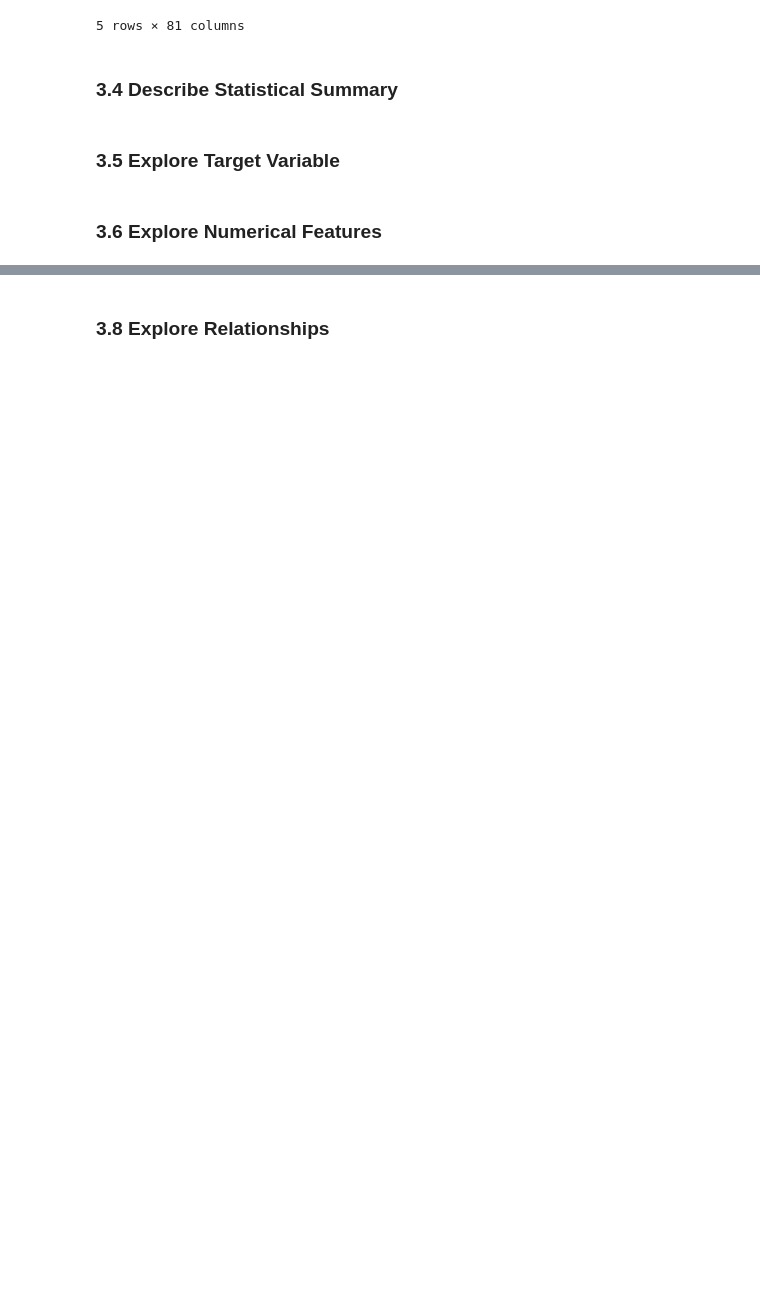
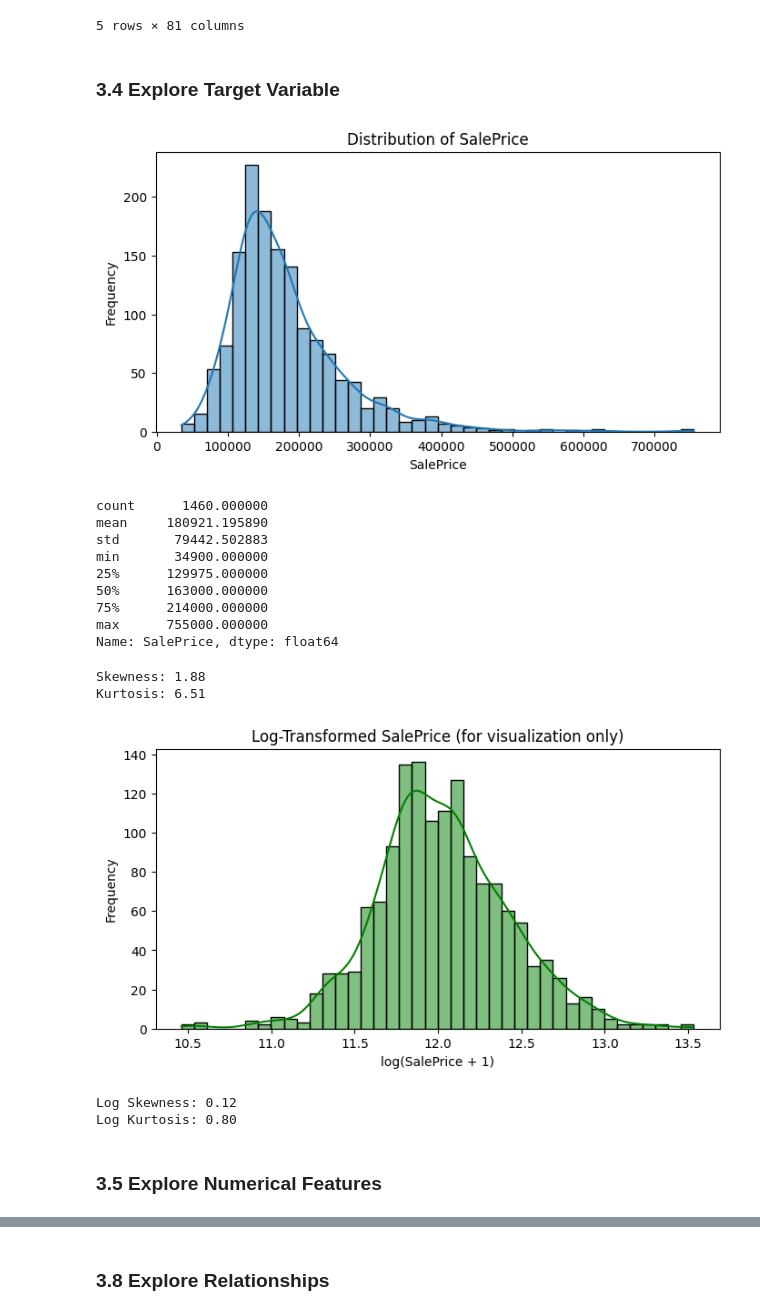
Before and after one commit to kevgoldberg/HousingPrice, a Jupyter notebook: V1.ipynb, the cells around one changed output, grey strips where cells are left out. Drawn from its saved outputs; the diff is of its cells as text; code cells hidden in the pictures; blank space fills up the shorter version.

```diff
--- a/V1.ipynb
+++ b/V1.ipynb
@@ -205,9 +208,50 @@ dtype: int64
 | 1011 | 90 | RL | 75.0 | 9825 | Pave | NaN | Reg | Lvl | AllPub | ... |
 | 1179 | 20 | RL | 77.0 | 8335 | Pave | NaN | Reg | Lvl | AllPub | ... |
 5 rows × 81 columns
-# %% [markdown]
-### 3.4 Describe Statistical Summary
 # %% [markdown]
-### 3.5 Explore Target Variable
+### 3.4 Explore Target Variable
+# %%
+# Distribution of SalePrice
+plt.figure(figsize=(8, 4))
+sns.histplot(df_target, kde=True, bins=40)
+plt.title("Distribution of SalePrice")
+plt.xlabel("SalePrice")
+plt.ylabel("Frequency")
+plt.show()
+
+# Display SalePrice statistics
+display(df_target.describe())
+
+# Display skewness and kurtosis of SalePrice
+print(f"Skewness: {skew(df_target):.2f}")
+print(f"Kurtosis: {kurtosis(df_target):.2f}")
+
+# Log transformation of SalePrice
+plt.figure(figsize=(8, 4))
+sns.histplot(np.log1p(df_target), kde=True, bins=40, color='green')
+plt.title("Log-Transformed SalePrice (for visualization only)")
+plt.xlabel("log(SalePrice + 1)")
+plt.ylabel("Frequency")
+plt.show()
+
+# Compare skew/kurtosis
+print(f"Log Skewness: {skew(np.log1p(df_target)):.2f}")
+print(f"Log Kurtosis: {kurtosis(np.log1p(df_target)):.2f}")
+# %% [output]
+[figure, added]
+count      1460.000000
+mean     180921.195890
+std       79442.502883
+min       34900.000000
+25%      129975.000000
+50%      163000.000000
+75%      214000.000000
+max      755000.000000
+Name: SalePrice, dtype: float64
+Skewness: 1.88
+Kurtosis: 6.51
+[figure, added]
+Log Skewness: 0.12
+Log Kurtosis: 0.80
 # %% [markdown]
-### 3.6 Explore Numerical Features
+### 3.5 Explore Numerical Features
```
Also changed, not shown: parts of 14 cells of this notebook.
